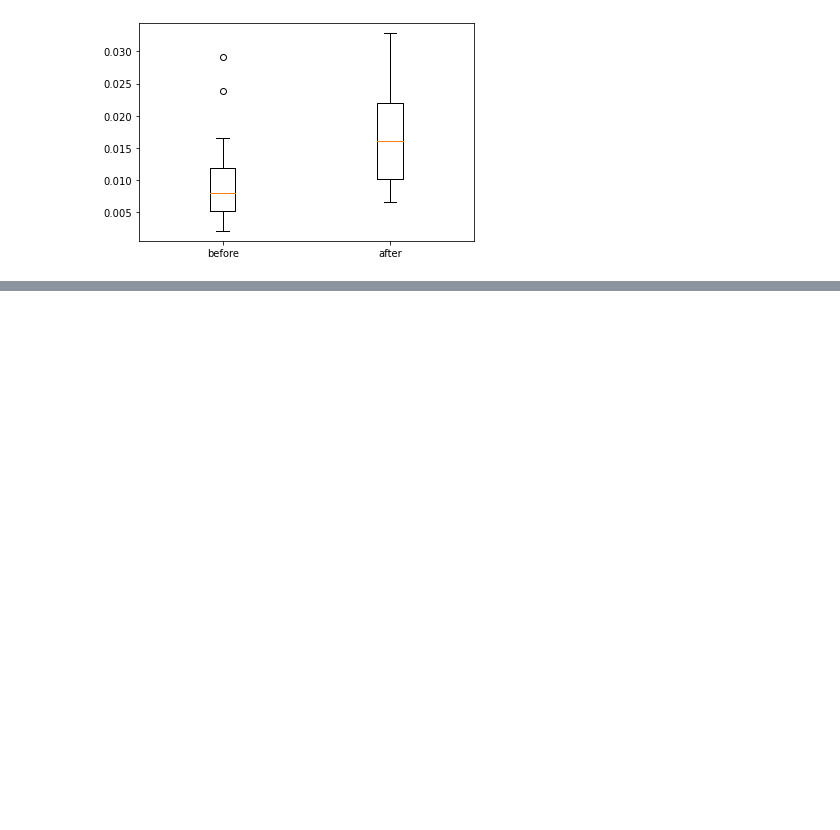
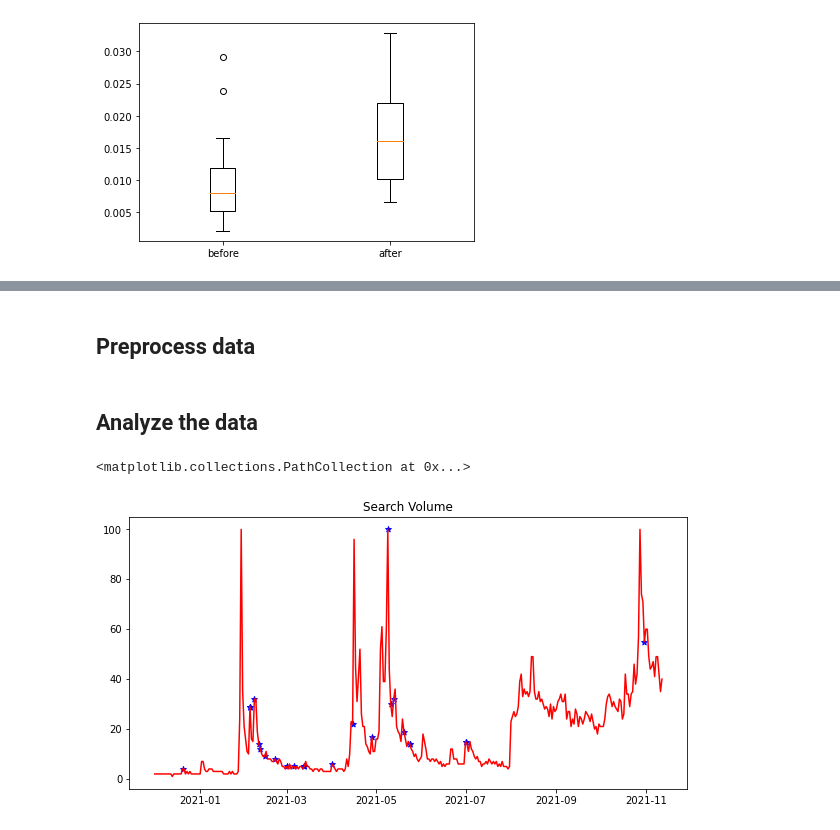
Before and after one commit to ba-group-projects/dogecoin-twitter-elon-musk, a Jupyter notebook: main.ipynb, the cells around one changed output, grey strips where cells are left out. Drawn from its saved outputs; the diff is of its cells as text; code cells hidden in the pictures; blank space fills up the shorter version.

```diff
--- a/main.ipynb
+++ b/main.ipynb
@@ -424,0 +409,37 @@ Notes:
+# %%
+pytrend = TrendReq()
+pytrend.build_payload(kw_list = ["doge"],timeframe='2020-12-01 2021-07-31')
+trends = pytrend.interest_over_time()
+trendsdf_part1 = pd.DataFrame(data = {'date': trends.index.tolist(),
+                                'search': trends["doge"].tolist()})
+pytrend.build_payload(kw_list = ["doge"],timeframe='2021-08-01 2021-12-31')
+trends = pytrend.interest_over_time()
+trendsdf_part2 = pd.DataFrame(data = {'date': trends.index.tolist(),
+                                'search': trends["doge"].tolist()})
+trendsdf = trendsdf_part1.append(trendsdf_part2)
+trendsdf['date'] = pd.to_datetime(trendsdf['date']).dt.date
+tweets_df["timestamp"] = pd.to_datetime(tweets_df["timestamp"]).dt.date
+merged_dfm = pd.merge(left=tweets_df, right=trendsdf, how='right', left_on='timestamp',right_on='date')
+merged_dfm.sort_values(by='date', inplace=True)
+# %% [markdown]
+## Preprocess data
+# %%
+day_lag = 4
+merged_dfm["latest_date_of_tweets"] = merged_dfm["timestamp"].fillna(method="ffill")
+merged_dfm["diff_dates"] = merged_dfm["date"]-merged_dfm["latest_date_of_tweets"]
+merged_dfm[f"in_{day_lag}_days"] = merged_dfm["diff_dates"].apply(lambda x:0 if x>timedelta(day_lag) else 1)
+
+X = merged_dfm[f"in_{day_lag}_days"]
+Y = merged_dfm["search"]
+# %% [markdown]
+## Analyze the data
+# %%
+# plt search scatter
+fig = plt.figure(figsize=(10,5))
+ax = fig.add_subplot(1,1,1)
+ax.set_title('Search Volume')
+ax.plot(merged_dfm["date"],merged_dfm["search"], color='r')
+ax.scatter(merged_dfm.dropna()["date"],merged_dfm.dropna()["search"], marker='*', color='b')
+# %% [output]
+<matplotlib.collections.PathCollection at 0x...>
+[figure, added]
```
Also changed, not shown: parts of 17 cells of this notebook, 24 other files.
